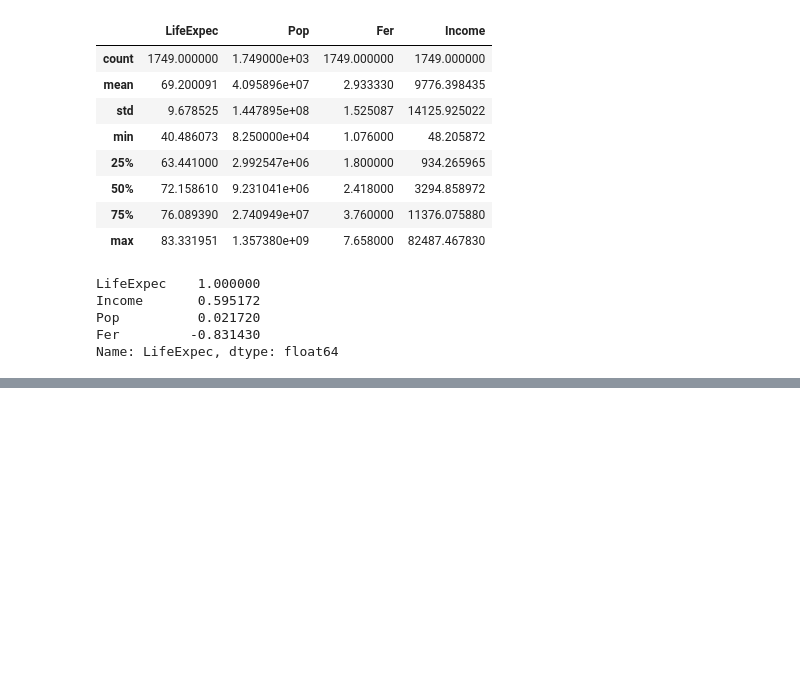
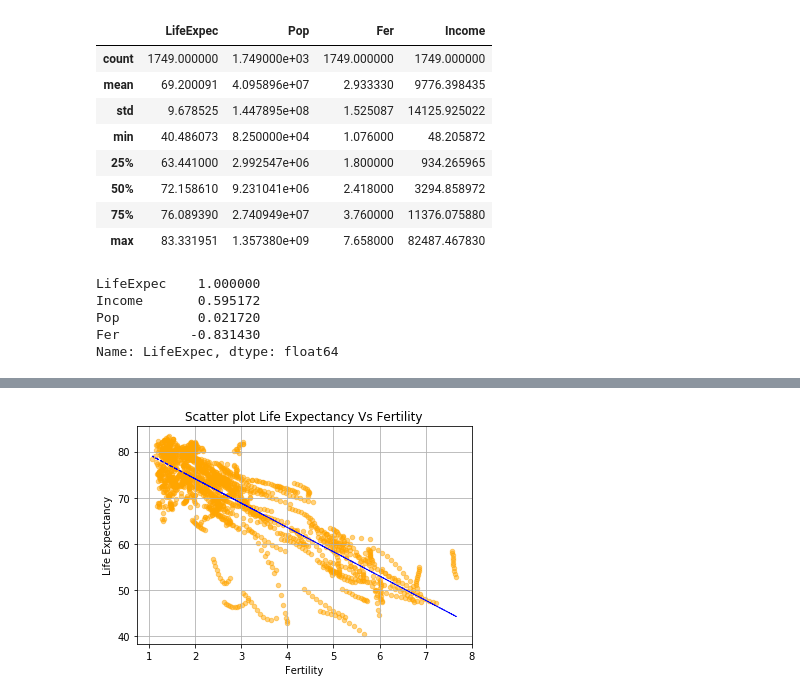
Before and after one commit to shilpiray/Project1, a Jupyter notebook: Project.ipynb, the cells around one changed output, grey strips where cells are left out. Drawn from its saved outputs; the diff is of its cells as text; code cells hidden in the pictures; blank space fills up the shorter version.

```diff
--- a/Project.ipynb
+++ b/Project.ipynb
@@ -903,0 +493,12 @@ plt.savefig("East_Asia_&_Pacific_fertility_and_life_expec_overtime")
+# %%
+new_df.plot(kind="scatter", x="Fer", y="LifeExpec", alpha=0.5,color = 'orange')
+plt.grid()
+vc_slope, vc_int, vc_r, vc_p, vc_std_err = stats.linregress( new_df['Fer'], new_df['LifeExpec'])
+vc_fit = vc_slope * new_df['Fer'] + vc_int
+plt.plot(new_df['Fer'], vc_fit, "b--", linewidth=1)
+plt.xlabel("Fertility")
+plt.ylabel("Life Expectancy")
+plt.title("Scatter plot Life Expectancy Vs Fertility")
+plt.savefig('Scatter_expectancy_vs_fertility.png')
+# %% [output]
+[figure, added]
```
Also changed, not shown: parts of 38 cells of this notebook, 20 other files.
